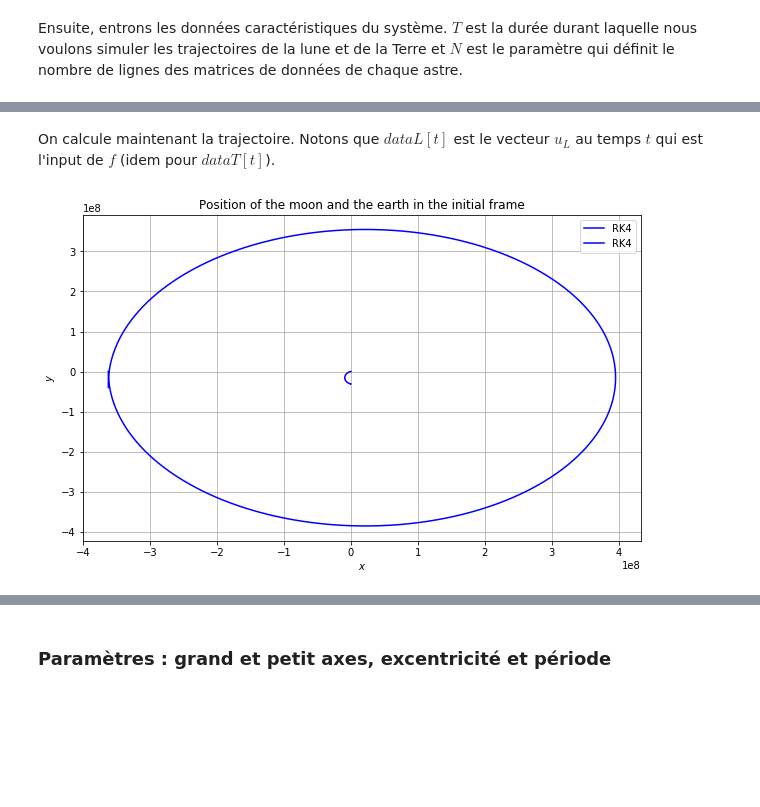
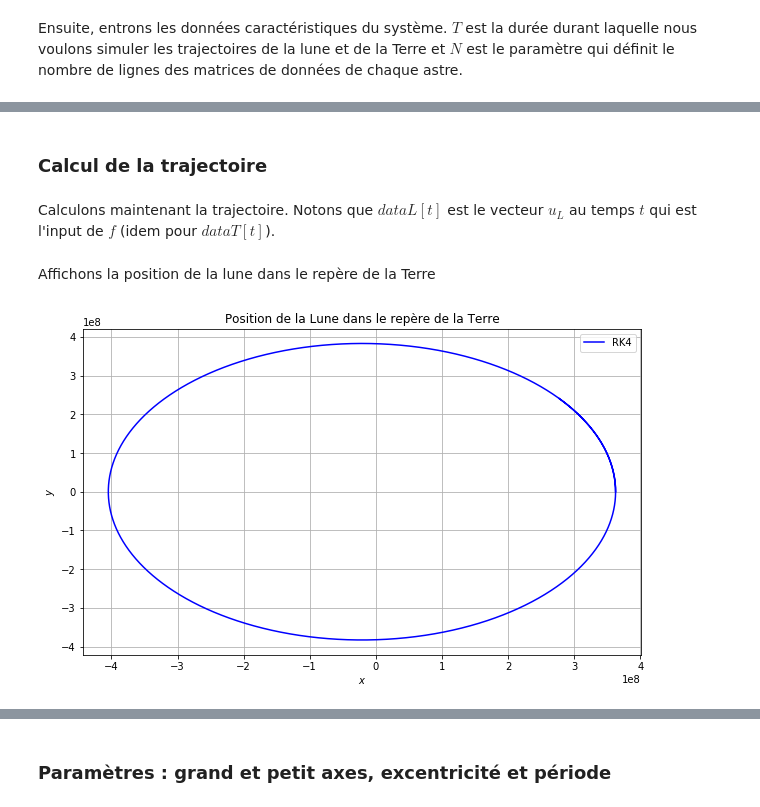
Before and after one commit to BerthilWorshipersSociety/MATH-314_travail_1, a Jupyter notebook: Travail n°1 Kepler - SCHOONEN Cédric, JAMOTTE Maxime.ipynb, the cells around one changed output, grey strips where cells are left out. Cells and saved outputs as stored; diff of their text form; code cells hidden in the pictures; blank space fills up the shorter version.

Commit message:
changement d'algorithme de calcul, implémentation dans le repère de la Terre

```diff
--- a/Travail n°1 Kepler - SCHOONEN Cédric, JAMOTTE Maxime.ipynb
+++ b/Travail n°1 Kepler - SCHOONEN Cédric, JAMOTTE Maxime.ipynb
@@ -56,10 +74 @@ La première ligne de $out$ est la trajectoire de la Terre, la seconde celle de
-# %%
-def f(uT,uL):
-    out = numpy.ones((2,4))
-    out[0] = numpy.array([uT[2],uT[3],-G*mL*(uT[0]-uL[0])/((uT[0]-uL[0])**2+(uT[1]-uL[1])**2)**(3/2),\
-                          -G*mL*(uT[1]-uL[1])/((uT[0]-uL[0])**2+(uT[1]-uL[1])**2)**(3/2)])
-    out[1] = numpy.array([uL[2],uL[3],-G*mT*(uL[0]-uT[0])/((uT[0]-uL[0])**2+(uT[1]-uL[1])**2)**(3/2),\
-                          -G*mT*(uL[1]-uT[1])/((uT[0]-uL[0])**2+(uT[1]-uL[1])**2)**(3/2)])
-
-    return out
 # %% [markdown]
@@ -67,35 +76,29 @@ Ci-dessous la méthode "Runge-Kutta 4" appliquée directement aux trajectoires d
 # %%
-def rk4(f,u,v,dt):
-    k1 = f(u,v)
-    k2 = f(u+dt/2*k1[0,:],v+dt/2*k1[1,:])
-    k3 = f(u+dt/2*k2[0,:],v+dt/2*k2[1,:])
-    k4 = f(u+dt*k3[0,:],v+dt*k3[1,:])
+def rk4(f,uLT,dt):
+    k1 = f(uLT)
+    k2 = f(uLT+dt/2*k1)
+    k3 = f(uLT+dt/2*k2)
+    k4 = f(uLT+dt*k3)
 
-    out = numpy.zeros((2,4))
-    out[0] = u+dt/6*(k1[0,:]+2*k2[0,:]+2*k3[0,:]+k4[0,:])
-    out[1] = v+dt/6*(k1[1,:]+2*k2[1,:]+2*k3[1,:]+k4[1,:])
-    return out
+    return uLT+dt/6*(k1+2*k2+2*k3+k4)
+# %% [markdown]
+### Calcul de la trajectoire
 # %% [markdown]
-On calcule maintenant la trajectoire. Notons que $dataL[t]$ est le vecteur $u_L$ au temps $t$ qui est l'input de $f$ (idem pour $dataT[t]$).
+Calculons maintenant la trajectoire. Notons que $dataL[t]$ est le vecteur $u_L$ au temps $t$ qui est l'input de $f$ (idem pour $dataT[t]$).
-# %%
-for t in range(1,N):
-
-    W = rk4(f,dataT[t-1],dataL[t-1],dt)
-    dataT[t] = W[0]
-    dataL[t] = W[1]
-
-posLT = dataL[:,0:2] - dataT[:,0:2] #position de la lune dans le repère de la Terre
+# %%
+for t in range(1,N):
+
+    dataLT[t] = rk4(f,dataLT[t-1],dt)
+# %% [markdown]
+Affichons la position de la lune dans le repère de la Terre
 # %%
-# Plot the position of the moon and the earth in the initial frame
-
 pyplot.figure(figsize=(10,6))
 pyplot.grid(True)
 pyplot.xlabel('$x$')
 pyplot.ylabel('$y$')
-pyplot.plot(dataL[:,0],dataL[:,1], 'b-', label='RK4')
-pyplot.plot(dataT[:,0],dataT[:,1], 'b-', label='RK4')
-pyplot.title('Position of the moon and the earth in the initial frame')
+pyplot.plot(dataLT[:,0],dataLT[:,1], 'b-', label='RK4')
+pyplot.title('Position de la Lune dans le repère de la Terre')
 pyplot.legend();
 pyplot.show();
 # %% [output]
-[figure, old version]
+[figure, new version]
```
Also changed, not shown: parts of 33 cells of this notebook.
